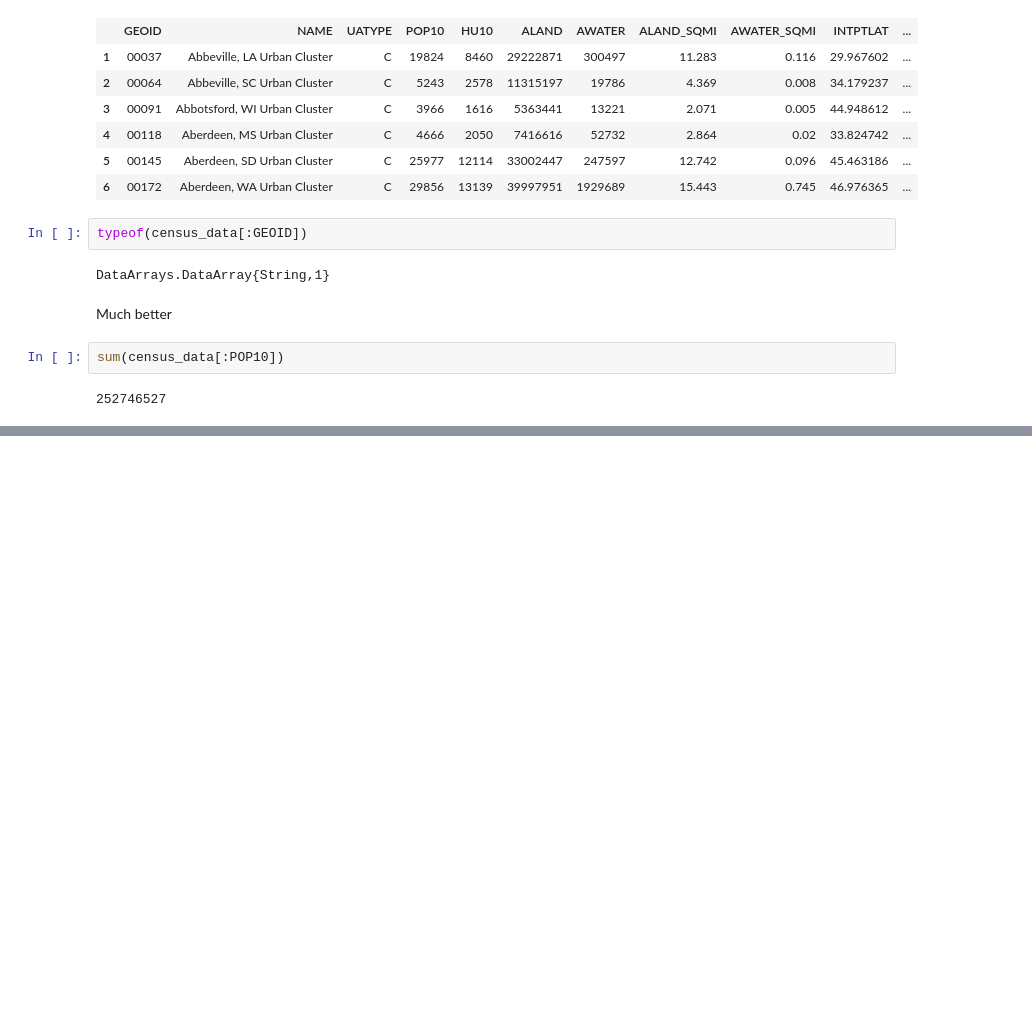
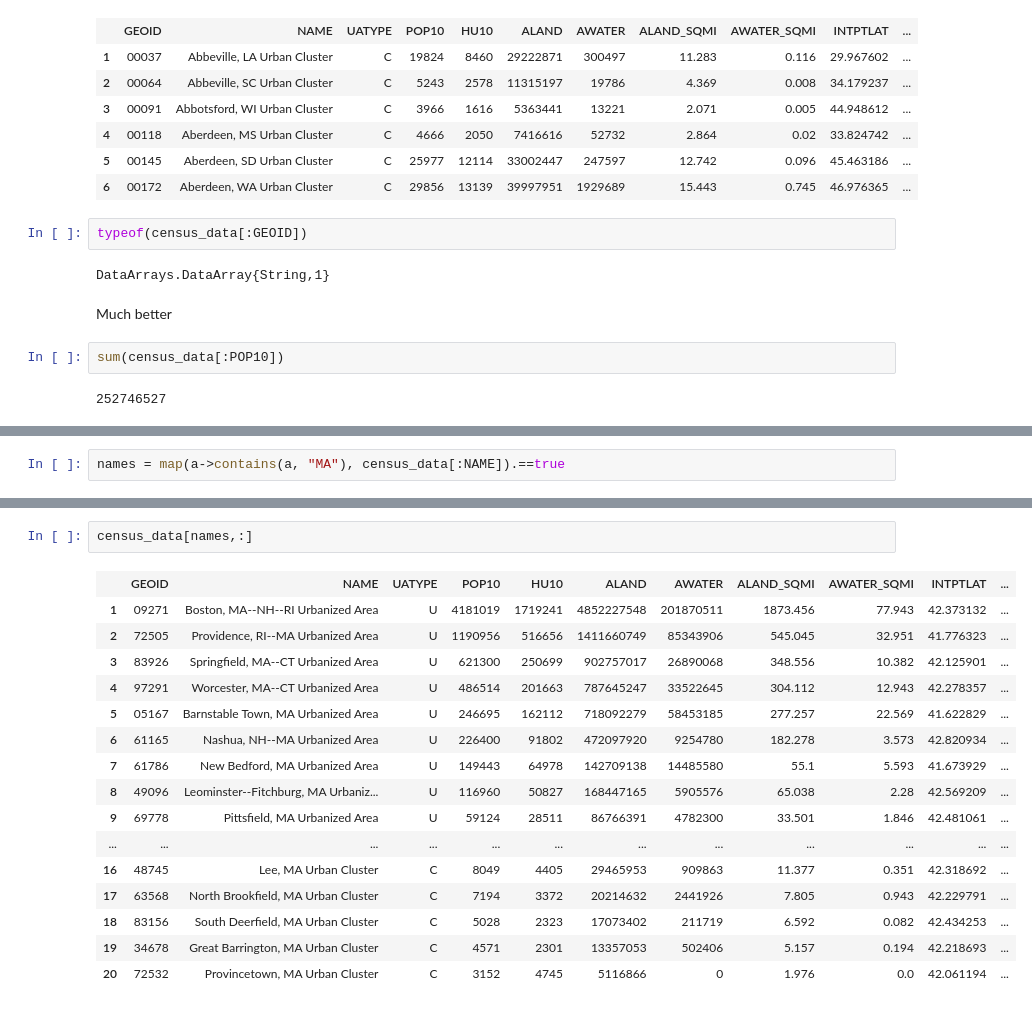
Before and after one commit to joshuanasiatka/FSU-Fall-2016, a Jupyter notebook: tpcs-sci-comp/notes/ch16.ipynb, the cells around one changed output, grey strips where cells are left out. Cells and saved outputs as stored; diff of their text form; blank space fills up the shorter version.

```diff
--- a/tpcs-sci-comp/notes/ch16.ipynb
+++ b/tpcs-sci-comp/notes/ch16.ipynb
@@ -234,0 +288,2 @@ sum(census_data[:POP10])
+# %%
+names = map(a->contains(a, "MA"), census_data[:NAME]).==true
@@ -234,0 +308,19 @@ sum(census_data[:POP10])
+# %%
+census_data[names,:]
+# %% [output]
+|  | GEOID | NAME | UATYPE | POP10 | HU10 | ALAND | AWATER | ALAND_SQMI | AWATER_SQMI | INTPTLAT | ... |
+| 1 | 09271 | Boston, MA--NH--RI Urbanized Area | U | 4181019 | 1719241 | 4852227548 | 201870511 | 1873.456 | 77.943 | 42.373132 | ... |
+| 2 | 72505 | Providence, RI--MA Urbanized Area | U | 1190956 | 516656 | 1411660749 | 85343906 | 545.045 | 32.951 | 41.776323 | ... |
+| 3 | 83926 | Springfield, MA--CT Urbanized Area | U | 621300 | 250699 | 902757017 | 26890068 | 348.556 | 10.382 | 42.125901 | ... |
+| 4 | 97291 | Worcester, MA--CT Urbanized Area | U | 486514 | 201663 | 787645247 | 33522645 | 304.112 | 12.943 | 42.278357 | ... |
+| 5 | 05167 | Barnstable Town, MA Urbanized Area | U | 246695 | 162112 | 718092279 | 58453185 | 277.257 | 22.569 | 41.622829 | ... |
+| 6 | 61165 | Nashua, NH--MA Urbanized Area | U | 226400 | 91802 | 472097920 | 9254780 | 182.278 | 3.573 | 42.820934 | ... |
+| 7 | 61786 | New Bedford, MA Urbanized Area | U | 149443 | 64978 | 142709138 | 14485580 | 55.1 | 5.593 | 41.673929 | ... |
+| 8 | 49096 | Leominster--Fitchburg, MA Urbaniz... | U | 116960 | 50827 | 168447165 | 5905576 | 65.038 | 2.28 | 42.569209 | ... |
+| 9 | 69778 | Pittsfield, MA Urbanized Area | U | 59124 | 28511 | 86766391 | 4782300 | 33.501 | 1.846 | 42.481061 | ... |
+| ... | ... | ... | ... | ... | ... | ... | ... | ... | ... | ... | ... |
+| 16 | 48745 | Lee, MA Urban Cluster | C | 8049 | 4405 | 29465953 | 909863 | 11.377 | 0.351 | 42.318692 | ... |
+| 17 | 63568 | North Brookfield, MA Urban Cluster | C | 7194 | 3372 | 20214632 | 2441926 | 7.805 | 0.943 | 42.229791 | ... |
+| 18 | 83156 | South Deerfield, MA Urban Cluster | C | 5028 | 2323 | 17073402 | 211719 | 6.592 | 0.082 | 42.434253 | ... |
+| 19 | 34678 | Great Barrington, MA Urban Cluster | C | 4571 | 2301 | 13357053 | 502406 | 5.157 | 0.194 | 42.218693 | ... |
+| 20 | 72532 | Provincetown, MA Urban Cluster | C | 3152 | 4745 | 5116866 | 0 | 1.976 | 0.0 | 42.061194 | ... |
```
Also changed, not shown: parts of 46 cells of this notebook, 22 other files.
